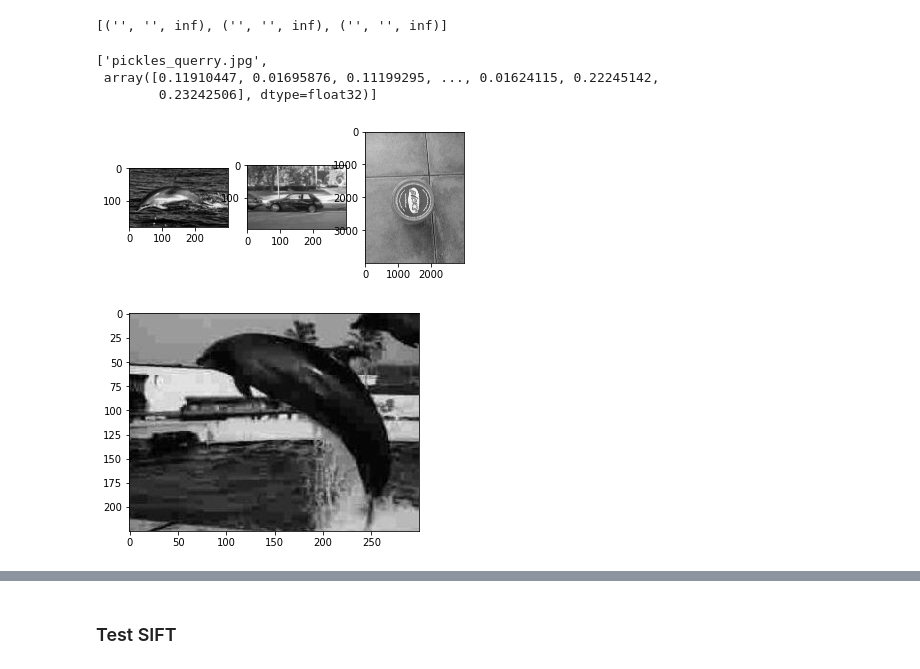
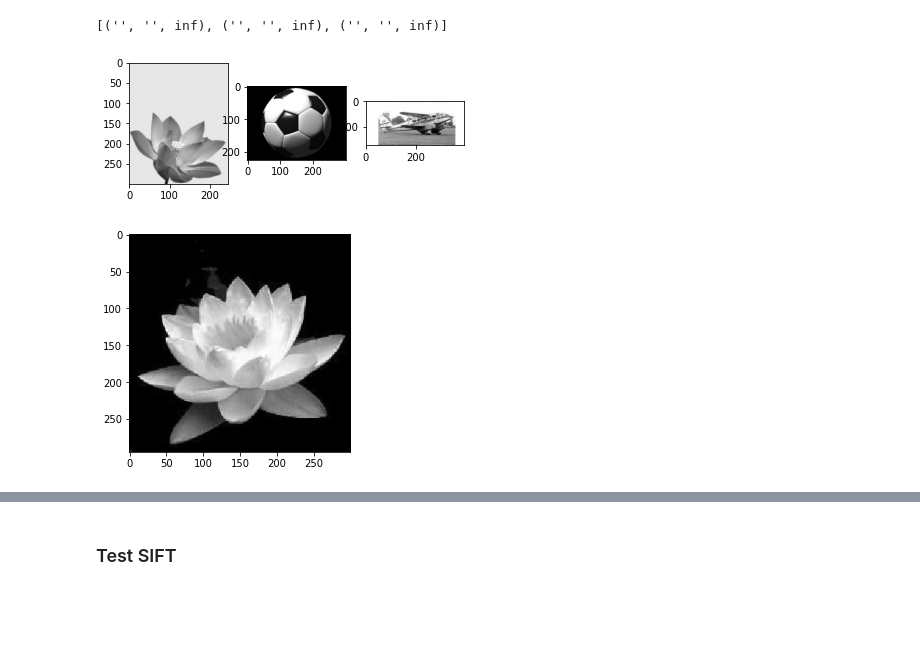
Before and after one commit to GuillaumeGirouard/INF6804, a Jupyter notebook: TP1_INF6804.ipynb, the cells around one changed output, grey strips where cells are left out. Cells and saved outputs as stored; diff of their text form; code cells hidden in the pictures; blank space fills up the shorter version.

```diff
--- a/TP1_INF6804.ipynb
+++ b/TP1_INF6804.ipynb
@@ -287,6 +325,6 @@ hist = hog.compute(gray1)
 # %%
 def getDescriptor(img):
-    resize_img=cv2.resize(img,winSize)
+    resize_img=cv2.resize(img,(sizeX,sizeY))
     return hog.compute(resize_img)
 # %%
 query_descriptors={}
@@ -319,43 +361,41 @@ top3
 # %% [output]
 [('', '', inf), ('', '', inf), ('', '', inf)]
 # %%
-top3=[("","",np.Infinity) for i in range(3)]
-top3_dist=[np.Infinity,np.Infinity,np.Infinity]
-top3_label=["","",""]
-query=query_descriptors["dolphin"]
-for label in img_labels:
-    for data in database_descriptors[label]:
-        d=np.linalg.norm(query[1]-data[1])
-        if d<top3[2][2]:
-            if d<top3[0][2]:
-                top3[2]=top3[1]
-                top3[1]=top3[0]
-                top3[0]=(data[0],label,d)
-            elif d<top3[1][2]:
-                top3[2]=top3[1]
-                top3[1]=(data[0],label,d)
-            else:
-                top3[2]=(data[0],label,d)
+def get_top3(label):
+    top3=[("","",np.Infinity) for i in range(3)]
+    top3_dist=[np.Infinity,np.Infinity,np.Infinity]
+    top3_label=["","",""]
+    query=query_descriptors[label]
+    for l in img_labels:
+        for data in database_descriptors[l]:
+            d=np.linalg.norm(query[1]-data[1])
+            if d<top3[2][2]:
+                if d<top3[0][2]:
+                    top3[2]=top3[1]
+                    top3[1]=top3[0]
+                    top3[0]=(data[0],l,d)
+                elif d<top3[1][2]:
+                    top3[2]=top3[1]
+                    top3[1]=(data[0],l,d)
+                else:
+                    top3[2]=(data[0],l,d)
+    return top3
-# %%
-query
-# %% [output]
-['pickles_querry.jpg',
- array([0.11910447, 0.01695876, 0.11199295, ..., 0.01624115, 0.22245142,
-        0.23242506], dtype=float32)]
+# %%
+top3=get_top3("lotus")
 # %%
-def showtop3(top3):
+def showtop3(top3,query):
     f, ay = plt.subplots(1,3)
     f, query_plot=plt.subplots(1,1)
     for i in range(len(top3)):
         gray = cv2.cvtColor(cv2.imread(top3[i][0]), cv2.COLOR_BGR2GRAY)
         ay[i].imshow(gray,cmap="gray")
     gray = cv2.cvtColor(cv2.imread(query[0]), cv2.COLOR_BGR2GRAY)
     query_plot.imshow(gray,cmap="gray")
     plt.show()
-showtop3(top3)
+showtop3(top3,query=query_descriptors["lotus"])
 # %% [output]
-[figure, old version]
+[figure, new version]
-[figure, old version]
+[figure, new version]
 # %%
 top3
 # %% [output]
```
Also changed, not shown: parts of 17 cells of this notebook, 49 other files.
